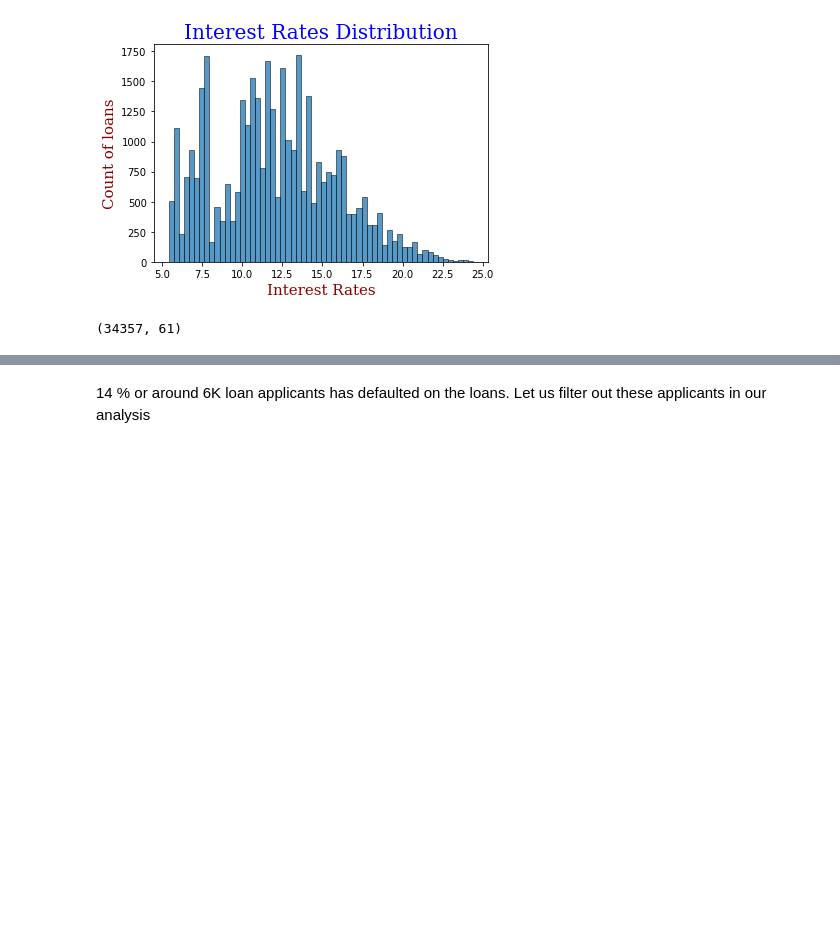
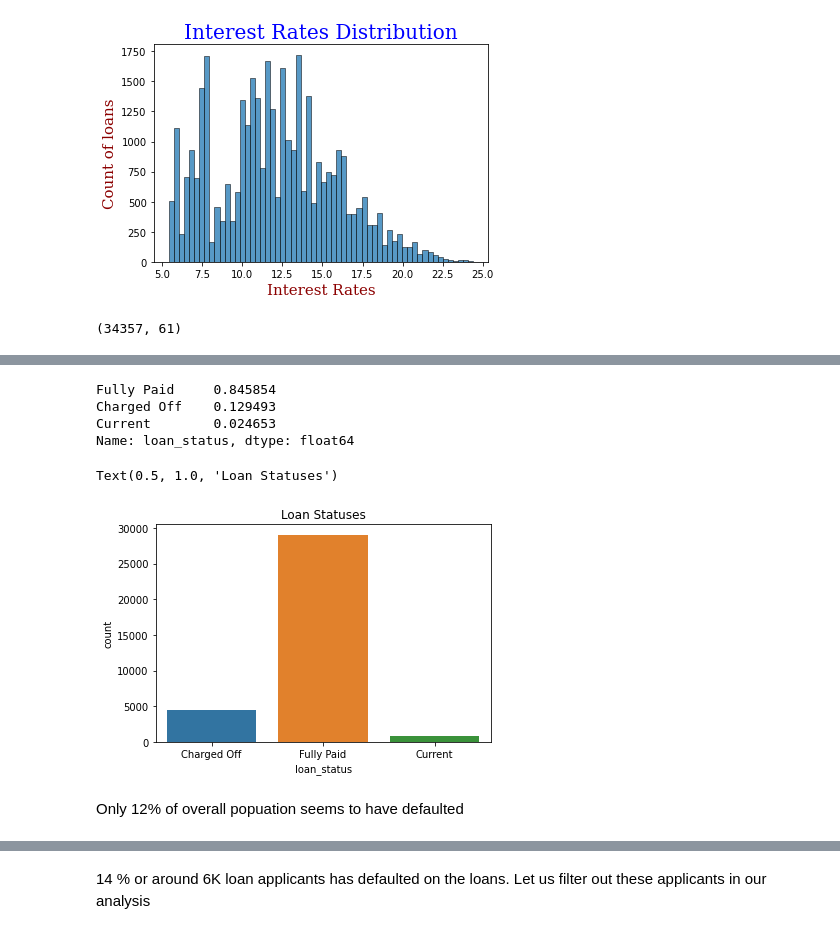
Before and after one commit to hargurjeet/Lending-Club-CaseStudy, a Jupyter notebook: Lending_Club_Case_Study.ipynb, the cells around one changed output, grey strips where cells are left out. Cells and saved outputs as stored; diff of their text form; code cells hidden in the pictures; blank space fills up the shorter version.

```diff
--- a/Lending_Club_Case_Study.ipynb
+++ b/Lending_Club_Case_Study.ipynb
@@ -385,5 +451,15 @@ Name: loan_status, dtype: float64
 # %%
-df4.loan_status.value_counts()
+df6.loan_status.value_counts(normalize=True)
+# %% [output]
+Fully Paid     0.845854
+Charged Off    0.129493
+Current        0.024653
+Name: loan_status, dtype: float64
 # %%
-sns.countplot(x=df4.loan_status)
-plt.title('Loan Statuses')
+sns.countplot(x=df6.loan_status)
+plt.title('Loan Status')
+# %% [output]
+Text(0.5, 1.0, 'Loan Statuses')
+[figure, added]
+# %% [markdown]
+Only 12% of overall popuation seems to have defaulted
```
Also changed, not shown: parts of 18 cells of this notebook.
